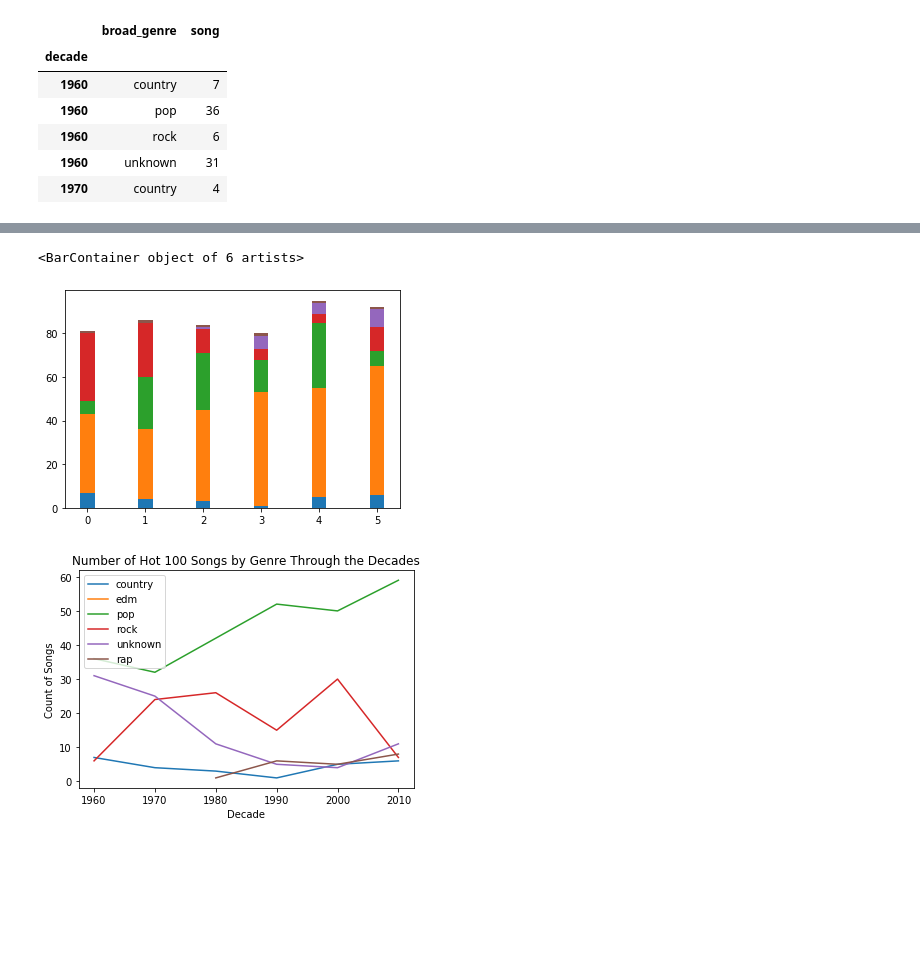
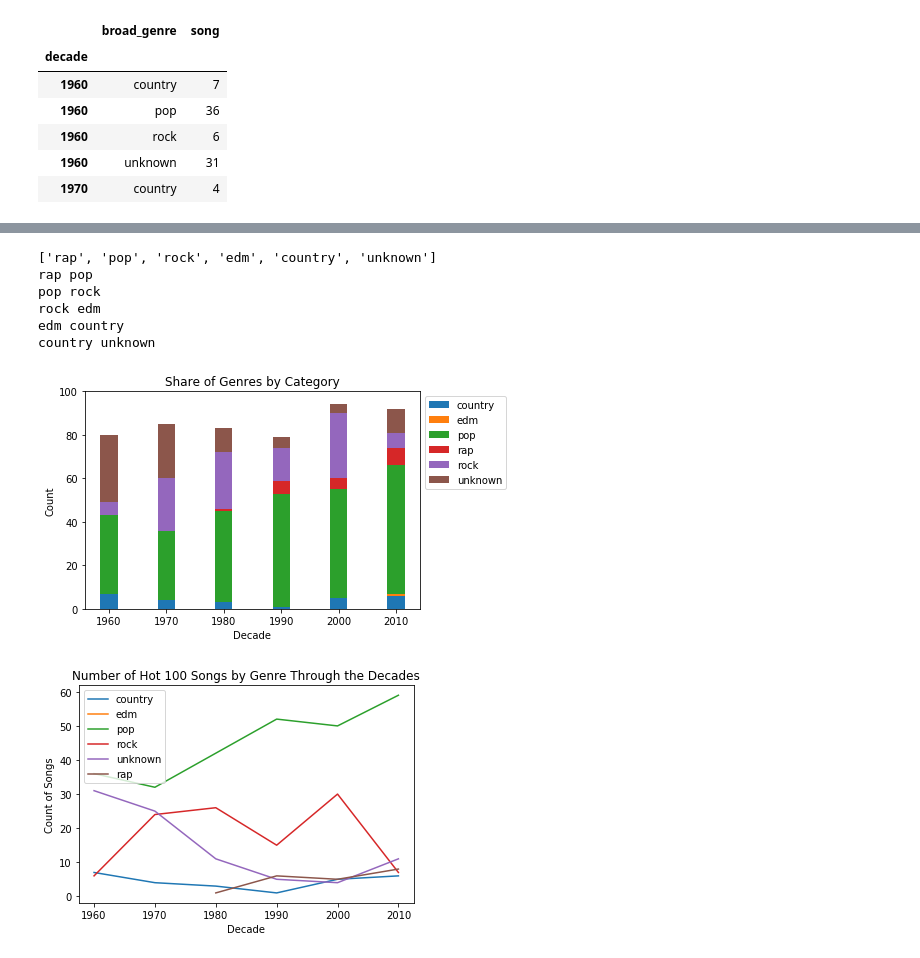
Before and after one commit to c-l-nguyen/hayleys-cosmic-songs, a Jupyter notebook: code/Decades Analysis.ipynb, the cells around one changed output, grey strips where cells are left out. Saved outputs shown, nothing was run; the diff lists cells and outputs as text; code cells hidden in the pictures; blank space fills up the shorter version.

Commit message:
added stacked bar chart and generalized code for it

```diff
--- a/code/Decades Analysis.ipynb
+++ b/code/Decades Analysis.ipynb
@@ -16,6 +16,6 @@ decades_df.head()
 | 4 | Rolling In The Deep | Adele | 65 | 2010 | Adele | 2011-01-19 | Rolling in the Deep | Adele | 1CkvWZme3pRgbzaxZnTl5X | ... |
 5 rows × 28 columns
 # %%
-broad_genres_list = list(set(decades_df["broad_genre"].values))
+broad_genres_list = sorted(list(set(decades_df["broad_genre"].values)))
 broad_genres_list
 # %% [output]
@@ -182,14 +152,55 @@ plt.bar(r6, edm, color="c", width=barWidth, label="edm")
-# %%
-# stacked bar charts
-plt.bar(r1, country, barWidth)
-plt.bar(r1, pop, barWidth, bottom=country)
-plt.bar(r1, rock, barWidth, bottom=pop+country)
-plt.bar(r1, unknown, barWidth, bottom=pop+country+rock)
-plt.bar(r1, rap, barWidth, bottom=pop+country+rock+unknown)
-plt.bar(r1, edm, barWidth, bottom=pop+country+rock+unknown+rap)
-# %% [output]
-<BarContainer object of 6 artists>
-[figure, removed]
+# %%
+print(broad_genres_list)
+for a, b in zip(broad_genres_list, broad_genres_list[1:]):
+    print(a, b)
+# %% [output]
+['rap', 'pop', 'rock', 'edm', 'country', 'unknown']
+rap pop
+pop rock
+rock edm
+edm country
+country unknown
+# %%
+# grouped bar charts
+song_count_by_genre = {}
+for genre in broad_genres_list:
+    song_count = genre_by_decade[(genre_by_decade["broad_genre"]==genre)]["song"].values
+    song_count_by_genre[genre] = song_count
+
+# pad rap and edm since they don't have values in all decades
+for i in range(2):
+    song_count_by_genre["rap"] = np.insert(song_count_by_genre["rap"],0,0)
+
+for i in range(5):
+    song_count_by_genre["edm"] = np.insert(song_count_by_genre["edm"],0,0)
+
+barWidth = 3
+decade_values = sorted(list(set(genre_by_decade.index)))
+start = np.array([0,0,0,0,0,0])
+
+# plot initial bars first as anchor
+plt.bar(decade_values, song_count_by_genre[broad_genres_list[0]], barWidth, bottom = start, label=broad_genres_list[0])
+
+for a, b in zip(broad_genres_list, broad_genres_list[1:]):
+    start += np.array(song_count_by_genre[a])
+    plt.bar(decade_values, song_count_by_genre[b], barWidth, bottom = start, label=b)
+
+plt.ylim(0,100)
+plt.xlabel("Decade")
+plt.ylabel("Count")
+plt.title("Share of Genres by Category")
+lgd = plt.legend(bbox_to_anchor=(1, 1))
+plt.savefig("../images/stacked_bar_decades.png",bbox_extra_artists=(lgd,), bbox_inches='tight')
+
+## what the loop actually is:
+# plt.bar(decade_values, song_count_by_genre["country"], barWidth, label="country")
+# plt.bar(decade_values, song_count_by_genre["pop"], barWidth, bottom=song_count_by_genre["country"], label="pop")
+# plt.bar(decade_values, song_count_by_genre["rock"], barWidth, bottom=song_count_by_genre["pop"]+song_count_by_genre["country"], label="rock")
+# plt.bar(decade_values, song_count_by_genre["unknown"], barWidth, bottom=song_count_by_genre["pop"]+song_count_by_genre["country"]+song_count_by_genre["rock"], label="unknown")
+# plt.bar(decade_values, song_count_by_genre["rap"], barWidth, bottom=song_count_by_genre["pop"]+song_count_by_genre["country"]+song_count_by_genre["rock"]+song_count_by_genre["unknown"], label="rap")
+# plt.bar(decade_values, song_count_by_genre["edm"], barWidth, bottom=song_count_by_genre["pop"]+song_count_by_genre["country"]+song_count_by_genre["rock"]+song_count_by_genre["unknown"]+song_count_by_genre["rap"], label="edm")
+# %% [output]
+[figure, added]
 # %%
 genre_by_decade = genre_by_decade.reset_index()
 for g in broad_genres_list:
```
Also changed, not shown: parts of 3 cells of this notebook, 1 other file.
